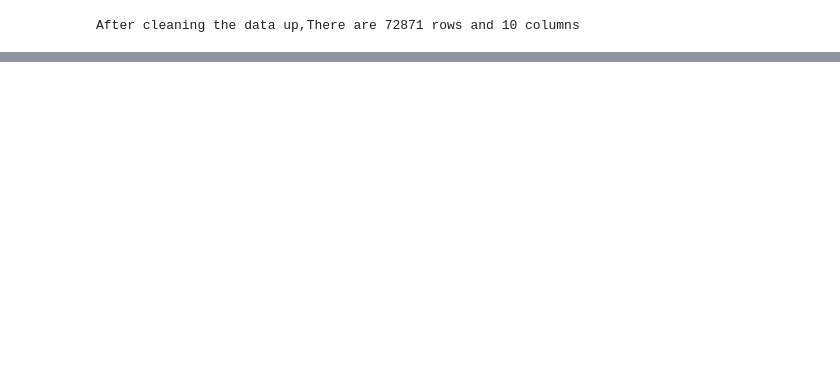
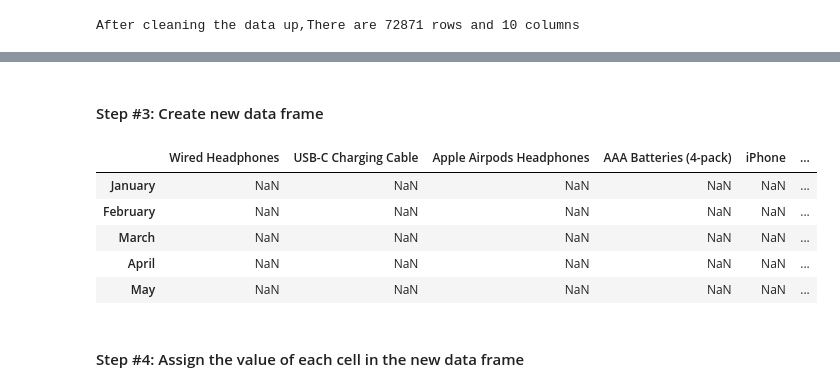
Before and after one commit to Yousef-Medhat56/py-sales-analysis, a Jupyter notebook: sales-analysis.ipynb, the cells around one changed output, grey strips where cells are left out. Cells and saved outputs as stored; diff of their text form; code cells hidden in the pictures; blank space fills up the shorter version.

```diff
--- a/sales-analysis.ipynb
+++ b/sales-analysis.ipynb
@@ -267,0 +296,14 @@ Text(0.5, 1.0, 'Monthly product sales')
+# %% [markdown]
+#### Step #3: Create new data frame
+# %%
+month_product_df= pd.DataFrame(index=df["Month"].unique(),columns=df["Product"].unique())
+month_product_df.head()
+# %% [output]
+|  | Wired Headphones | USB-C Charging Cable | Apple Airpods Headphones | AAA Batteries (4-pack) | iPhone | ... |
+| January | NaN | NaN | NaN | NaN | NaN | ... |
+| February | NaN | NaN | NaN | NaN | NaN | ... |
+| March | NaN | NaN | NaN | NaN | NaN | ... |
+| April | NaN | NaN | NaN | NaN | NaN | ... |
+| May | NaN | NaN | NaN | NaN | NaN | ... |
+# %% [markdown]
+#### Step #4: Assign the value of each cell in the new data frame
```
Also changed, not shown: parts of 41 cells of this notebook.
